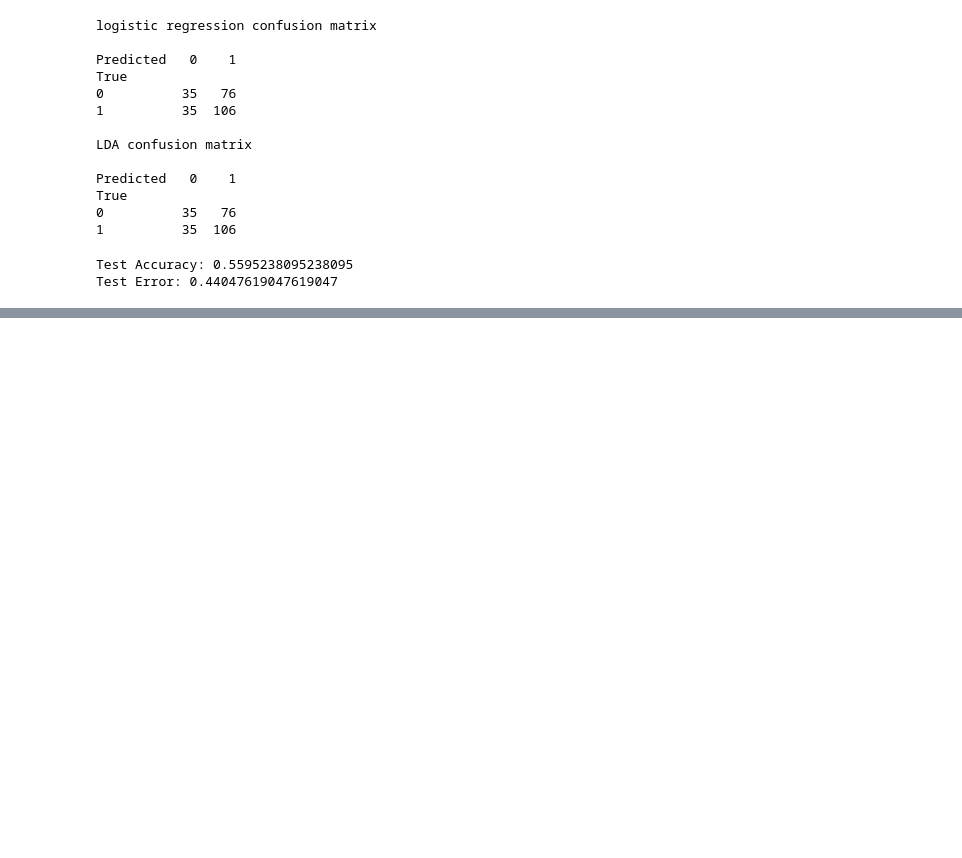
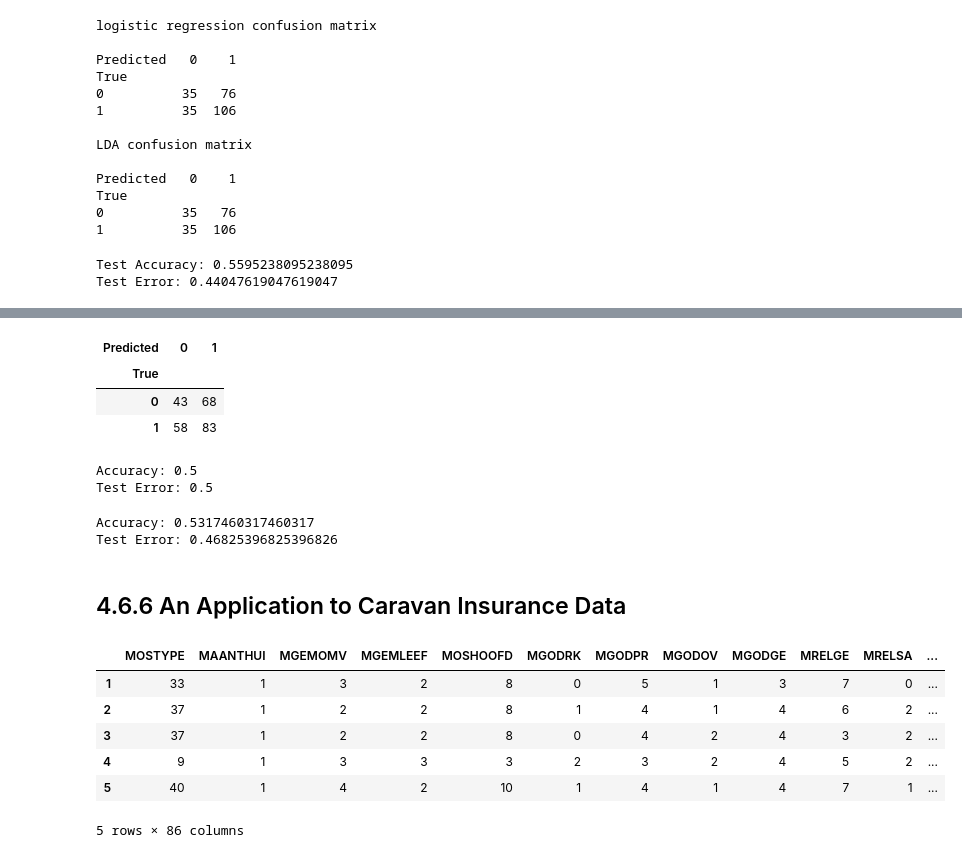
Before and after one commit to mjalalimanesh/Statistical-Learning-ISLR-Python, a Jupyter notebook: lab4.ipynb, the cells around one changed output, grey strips where cells are left out. Cells and saved outputs as stored; diff of their text form; code cells hidden in the pictures; blank space fills up the shorter version.

```diff
--- a/lab4.ipynb
+++ b/lab4.ipynb
@@ -402,0 +497,16 @@ Test Error: 0.44047619047619047
+# %%
+conf_m = pd.DataFrame(confusion_matrix(y_test, knn_fit.predict(X_test)))
+conf_m.columns.name = 'Predicted'
+conf_m.index.name = 'True'
+conf_m
+# %% [output]
+| Predicted | 0 | 1 |
+| True |  |  |
+| 0 | 43 | 68 |
+| 1 | 58 | 83 |
+# %%
+print('Accuracy: ' + str(accuracy_score(y_test, knn_fit.predict(X_test))))
+print('Test Error: ' + str(1 - accuracy_score(y_test, knn_fit.predict(X_test))))
+# %% [output]
+Accuracy: 0.5
+Test Error: 0.5
@@ -402,0 +516,21 @@ Test Error: 0.44047619047619047
+# %%
+print('Accuracy: ' + str(accuracy_score(y_test, knn_fit_3.predict(X_test))))
+print('Test Error: ' + str(1 - accuracy_score(y_test, knn_fit_3.predict(X_test))))
+# %% [output]
+Accuracy: 0.5317460317460317
+Test Error: 0.46825396825396826
+# %% [markdown]
+## 4.6.6 An Application to Caravan Insurance Data
+# %%
+# load data
+caravan = pd.read_csv('https://raw.githubusercontent.com/mjalalimanesh/statistical-learning-ISLR-python/master/datasets/Caravan.csv', index_col=0)
+caravan.Purchase = caravan.Purchase.astype('category')
+caravan.head()
+# %% [output]
+|  | MOSTYPE | MAANTHUI | MGEMOMV | MGEMLEEF | MOSHOOFD | MGODRK | MGODPR | MGODOV | MGODGE | MRELGE | MRELSA | ... |
+| 1 | 33 | 1 | 3 | 2 | 8 | 0 | 5 | 1 | 3 | 7 | 0 | ... |
+| 2 | 37 | 1 | 2 | 2 | 8 | 1 | 4 | 1 | 4 | 6 | 2 | ... |
+| 3 | 37 | 1 | 2 | 2 | 8 | 0 | 4 | 2 | 4 | 3 | 2 | ... |
+| 4 | 9 | 1 | 3 | 3 | 3 | 2 | 3 | 2 | 4 | 5 | 2 | ... |
+| 5 | 40 | 1 | 4 | 2 | 10 | 1 | 4 | 1 | 4 | 7 | 1 | ... |
+5 rows × 86 columns
```
Also changed, not shown: parts of 17 cells of this notebook.
